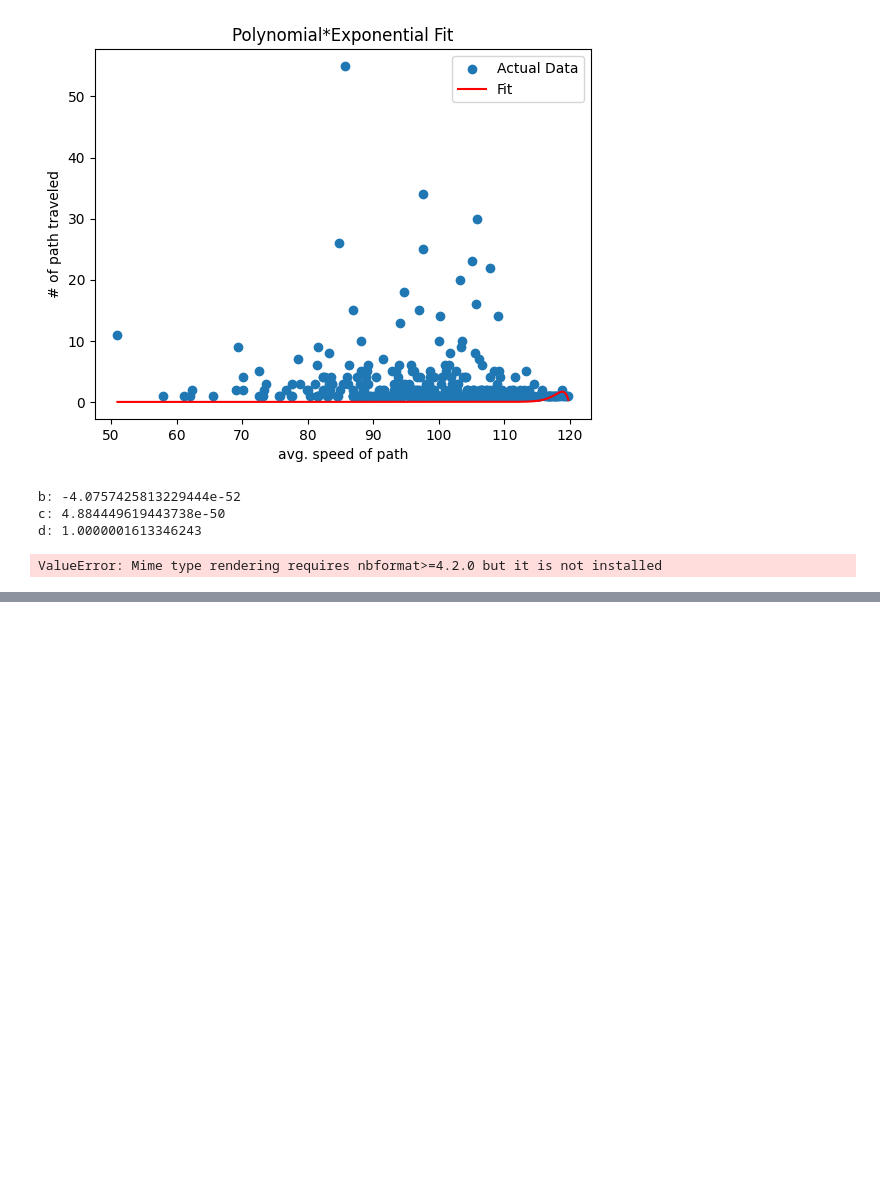
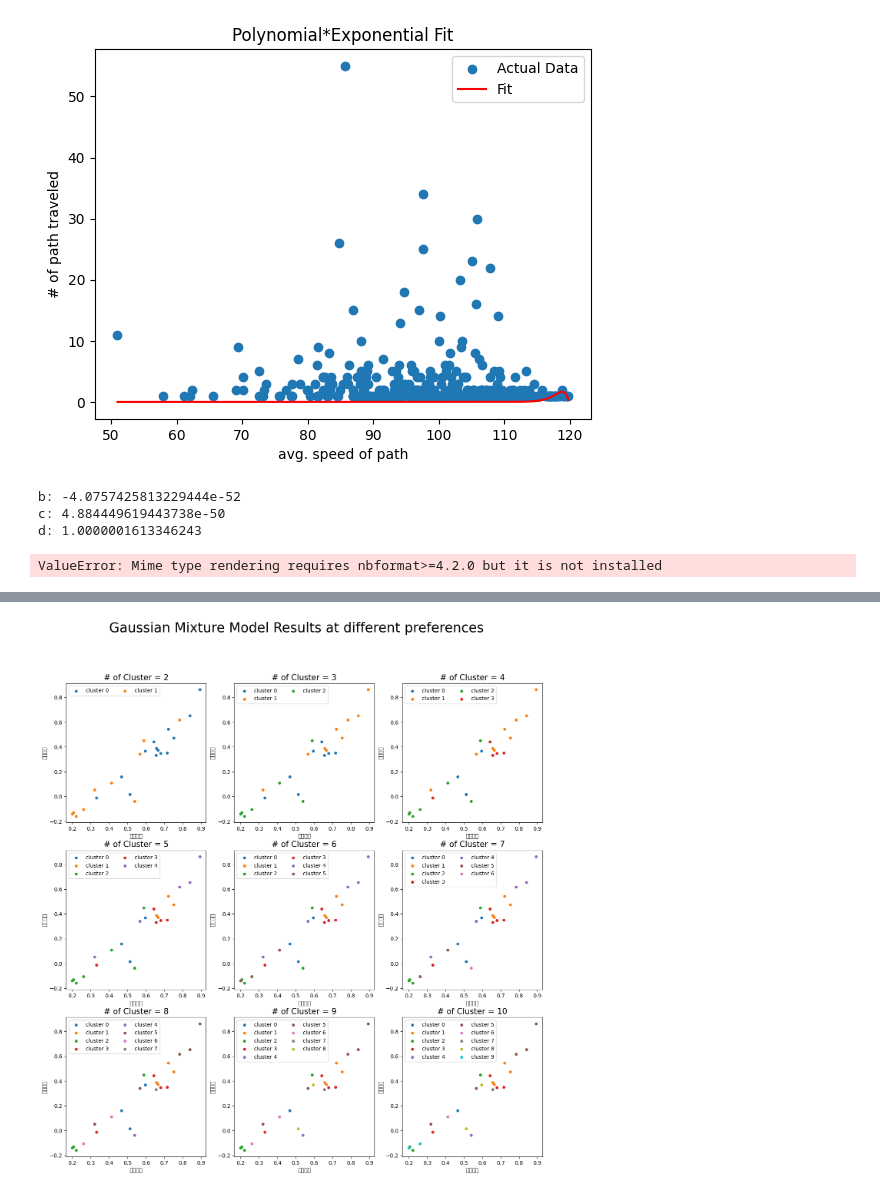
Before and after one commit to hyorim-h/SeoulTraffic, a Jupyter notebook: congestion.ipynb, the cells around one changed output, grey strips where cells are left out. Saved outputs shown, nothing was run; the diff lists cells and outputs as text; code cells hidden in the pictures; blank space fills up the shorter version.

```diff
--- a/congestion.ipynb
+++ b/congestion.ipynb
@@ -2465,0 +2602,26 @@ ValueError: Mime type rendering requires nbformat>=4.2.0 but it is not installed
+# %%
+from sklearn.mixture import GaussianMixture
+
+# 다중 플롯 동시 시각화
+f, ax = plt.subplots(3,3)
+f.set_size_inches((16, 16))
+
+plt.suptitle('Gaussian Mixture Model Results at different preferences', size=25)
+
+for i in range(9):
+    # 군집화 및 시각화 과정 자동화
+    gmm = GaussianMixture(n_components=i+2, random_state=42)
+    gmm.fit_predict(df_agg[['spd_kurt', 'spd_skew', 'path_kurt', 'path_skew']])
+
+    df_agg['gmm_results'] = gmm.fit_predict(df_agg[['spd_kurt', 'spd_skew', 'path_kurt', 'path_skew']])
+
+    for j in range(df_agg['gmm_results'].max() + 1):
+        ax[i // 3, i % 3].scatter(df_agg.loc[df_agg['gmm_results'] == j, 'spd_skew'], df_agg.loc[df_agg['gmm_results'] == j, 'spd_kurt'],
+                        label = 'cluster ' + str(j), s=20)
+
+    ax[i // 3, i % 3].legend(loc='upper left', ncol=2, fontsize=10)
+    ax[i // 3, i % 3].set_title('# of Cluster = {}'.format(i+2), size=15)
+    ax[i // 3, i % 3].set_xlabel('사고건수')
+    ax[i // 3, i % 3].set_ylabel('사망자수')
+# %% [output]
+[figure, added]
```
Also changed, not shown: parts of 90 cells of this notebook.
